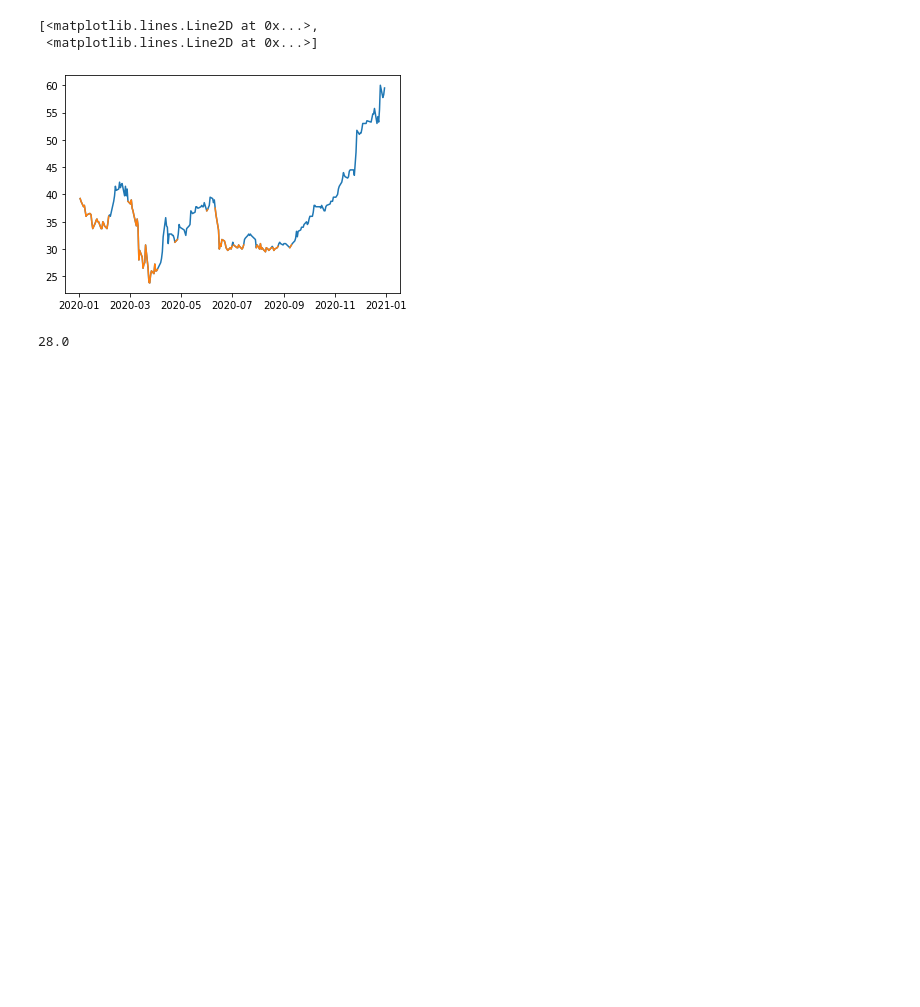
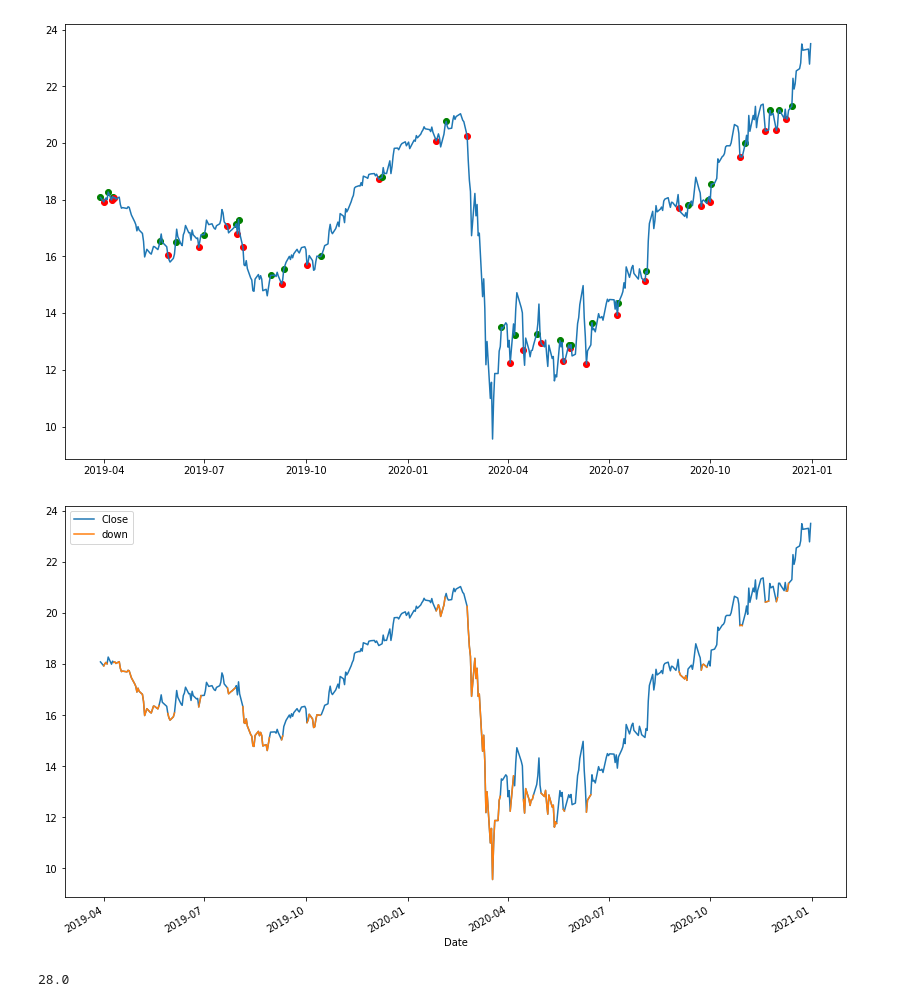
Before and after one commit to ekawitjaidee/Project_simulation, a Jupyter notebook: simulation model.ipynb, the cells around one changed output. Saved outputs shown, nothing was run; the diff lists cells and outputs as text; code cells hidden in the pictures; blank space fills up the shorter version.

Commit message:
10stockpredic

```diff
--- a/simulation model.ipynb
+++ b/simulation model.ipynb
@@ -74,9 +74,9 @@ def signal_to_num(df):
     df.loc[df['Trend']=='Up','Trend'] = 1
     return df
 # %%
-start = datetime.datetime(2019,10,1)#26 day before start year for make indicator
+start = datetime.datetime(2019,1,1)#26 day before start year for make indicator
 end = datetime.datetime(2021,1,1)
-stock = 'KTC.bk'
+stock = 'AES'
 df = web.DataReader(stock,'yahoo',start,end)
 df = fillindicator(df)
 df = norm(df,'MA')
@@ -108,23 +108,27 @@ data['pred'] =np.where(data['pred'] >= mean,'up','down')
 
 data['up'] = np.where(data['pred']=='up',data['Close'],None)
 data['down'] = np.where(data['pred']=='down',data['Close'],None)
-# %%
-plt.plot(data[['Close','down']])
-# %% [output]
-[<matplotlib.lines.Line2D at 0x...>,
- <matplotlib.lines.Line2D at 0x...>]
-[figure, removed]
 # %%
+plt.figure(figsize=(14,8))
+plt.plot(data.index,data['Close'])
 b = []
 s = []
 flag = 'sell'
 for i,r in data.iterrows():
     if (flag=='sell') & (r['pred']=='up'):
+        plt.scatter(x=i, y=r['Close'], c='green')
         b.append(r['Close'])
         flag = 'buy'
     elif (flag=='buy') & (r['pred']=='down'):
+        plt.scatter(x=i, y=r['Close'], c='red')
         s.append(r['Close'])
         flag = 'sell'
+
+data[['Close','down']].plot(figsize=(14,8))
+plt.show()
+# %% [output]
+[figure, added]
+[figure, added]
 # %%
 if len(b)>len(s):
     del b[-1]
```
Also changed, not shown: 1 other file.
